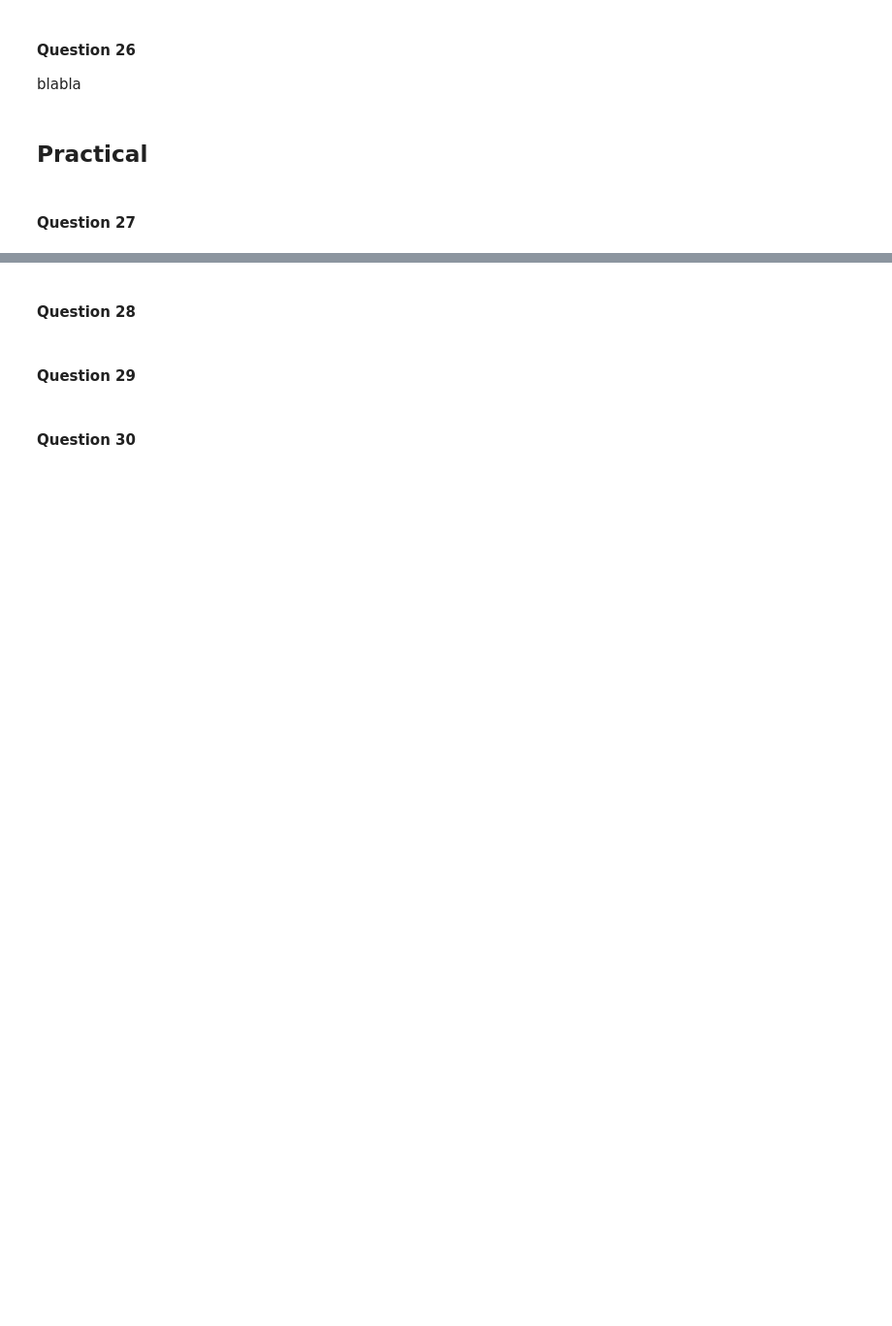
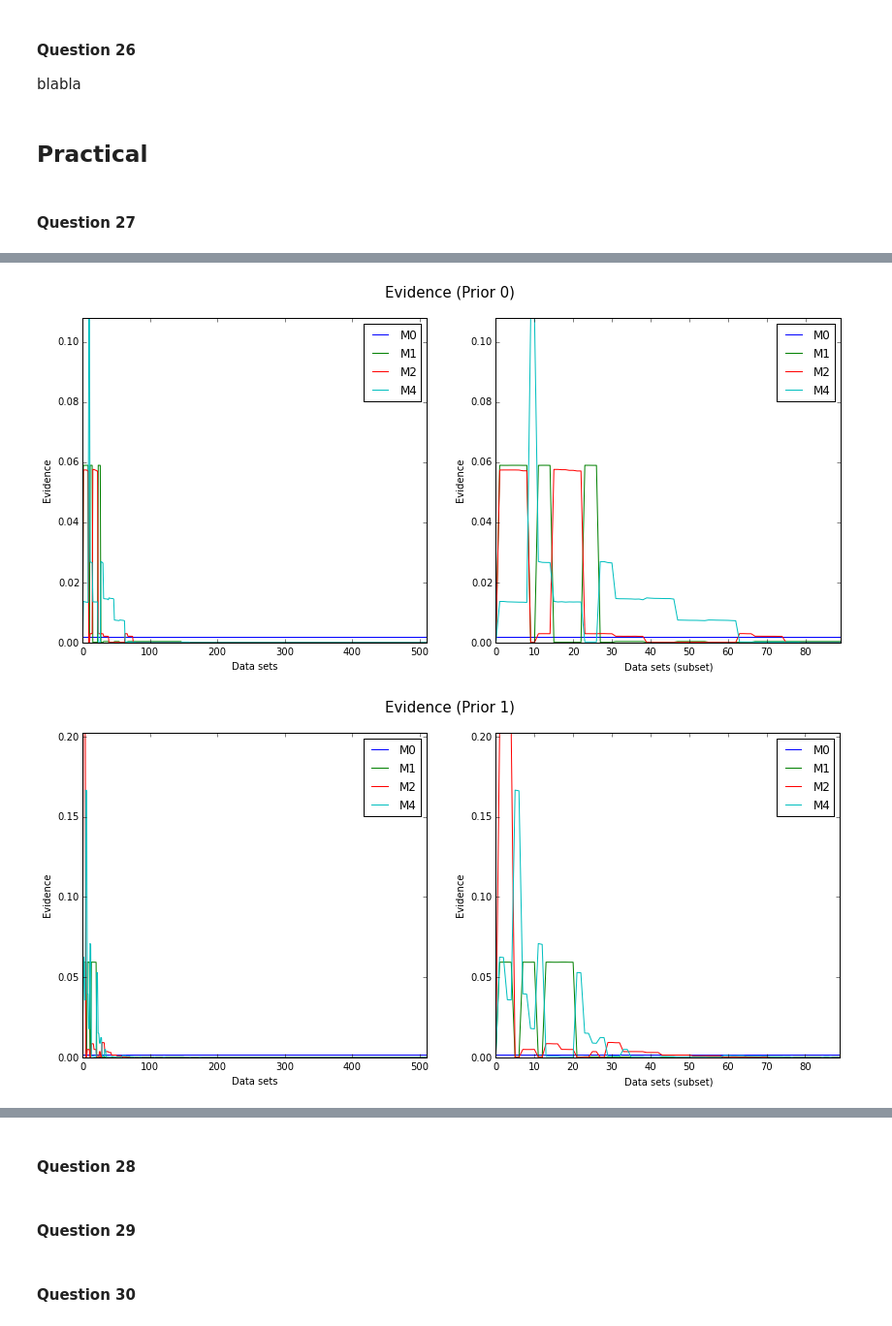
Before and after one commit to erikcs/ml2, a Jupyter notebook: lab1.ipynb, the cells around one changed output, grey strips where cells are left out. Shown at 97% size. Saved outputs shown, nothing was run; the diff lists cells and outputs as text; code cells hidden in the pictures; blank space fills up the shorter version.

Commit message:
Add first plots to part III

```diff
--- a/lab1.ipynb
+++ b/lab1.ipynb
@@ -366,0 +360,6 @@ The Cython extension is already loaded. To reload it, use:
+# %%
+from code import part3
+part3.showmain(dset=1)
+# %% [output]
+[figure, added]
+[figure, added]
```
Also changed, not shown: parts of 6 cells of this notebook, 1 other file.
